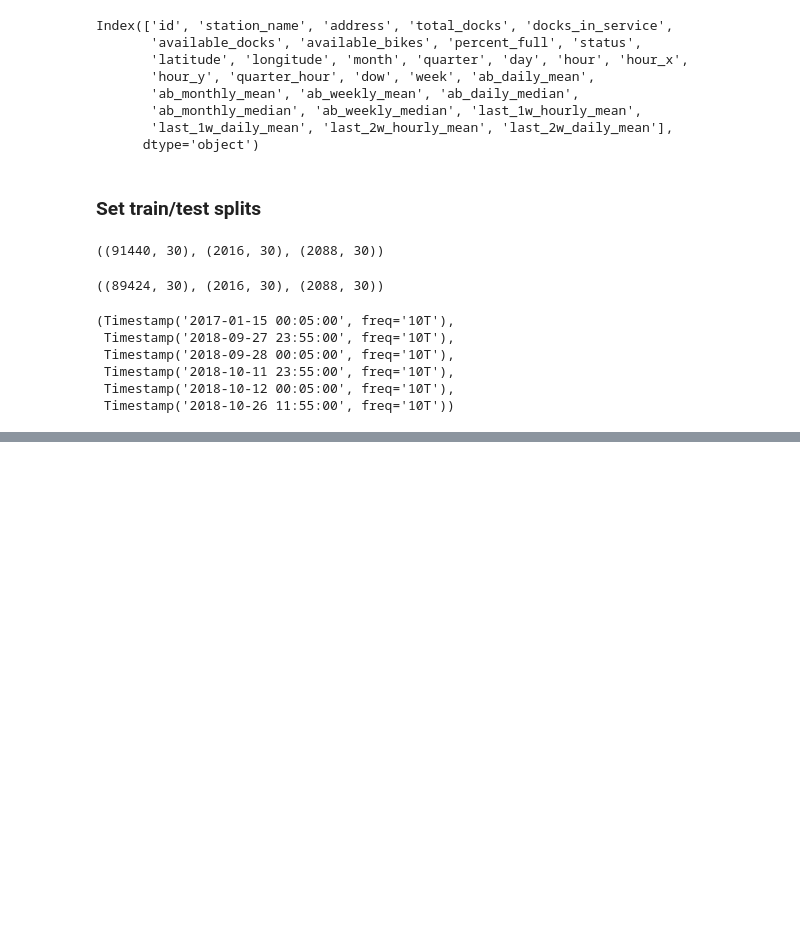
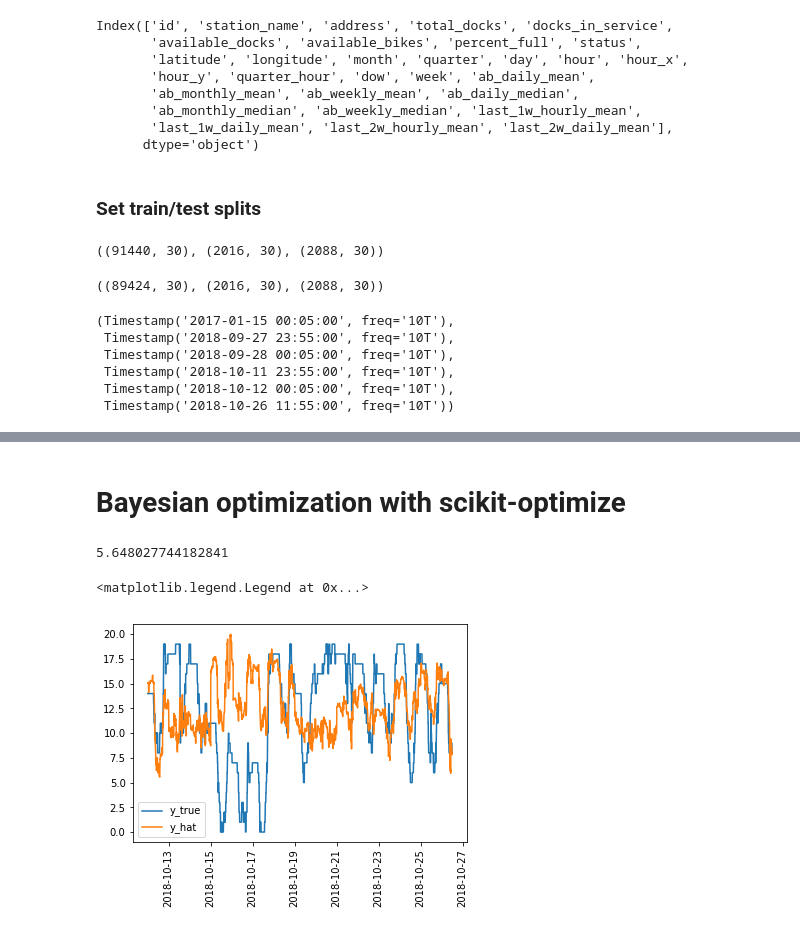
Before and after one commit to ADS2018UB/easyrider, a Jupyter notebook: notebooks/lag-features.ipynb, the cells around one changed output, grey strips where cells are left out. Drawn from its saved outputs; the diff is of its cells as text; code cells hidden in the pictures; blank space fills up the shorter version.

```diff
--- a/notebooks/lag-features.ipynb
+++ b/notebooks/lag-features.ipynb
@@ -264,0 +275,2 @@ lgb.plot_importance(bst)
+# %% [markdown]
+# Bayesian optimization with scikit-optimize
@@ -264,0 +280,49 @@ lgb.plot_importance(bst)
+# %%
+ITERATIONS = 10
+
+# Classifier
+bayes_cv_tuner = BayesSearchCV(
+    estimator = lgb.LGBMRegressor(
+        random_state=42
+    ),
+    search_spaces = {
+        'learning_rate': (0.01, 1.0, 'log-uniform'),
+        'max_depth': (0, 50),
+        'max_delta_step': (0, 20),
+        'subsample': (0.01, 1.0, 'uniform'),
+        'colsample_bytree': (0.01, 1.0, 'uniform'),
+        'bagging_fraction': (0.01, 1.0, 'uniform'),
+        'feature_fraction': (0.01, 1.0, 'uniform'),
+        'reg_lambda': (1e-9, 1000, 'log-uniform'),
+        'reg_alpha': (1e-9, 1.0, 'log-uniform'),
+        'min_child_weight': (0, 5),
+        'n_estimators': (100, 1000)
+    },
+    cv = StratifiedKFold(
+        n_splits=2,
+        shuffle=True,
+        random_state=42
+    ),
+    n_jobs = 4,
+    n_iter = ITERATIONS,
+    verbose = 0,
+    refit = True,
+    random_state = 42
+)
+
+# Fit the model
+result = bayes_cv_tuner.fit(pd.concat((train_df, val_df))[xs_features], pd.concat((train_df, val_df))[target])
+# %%
+y_hat = result.predict(test_df[xs_features])
+# rmse
+np.sqrt(np.mean((y_true - y_hat)**2))
+# %% [output]
+5.648027744182841
+# %%
+plt.plot(test_df.index, y_true, label='y_true')
+plt.plot(test_df.index, y_hat, label='y_hat')
+plt.xticks(rotation=90)
+plt.legend()
+# %% [output]
+<matplotlib.legend.Legend at 0x...>
+[figure, added]
```
Also changed, not shown: parts of 10 cells of this notebook.
